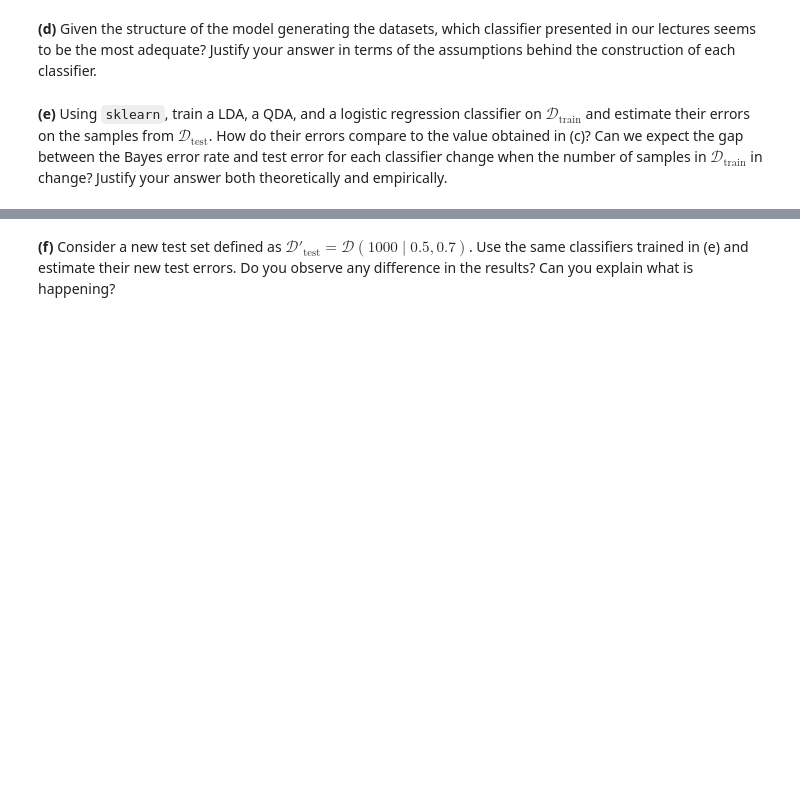
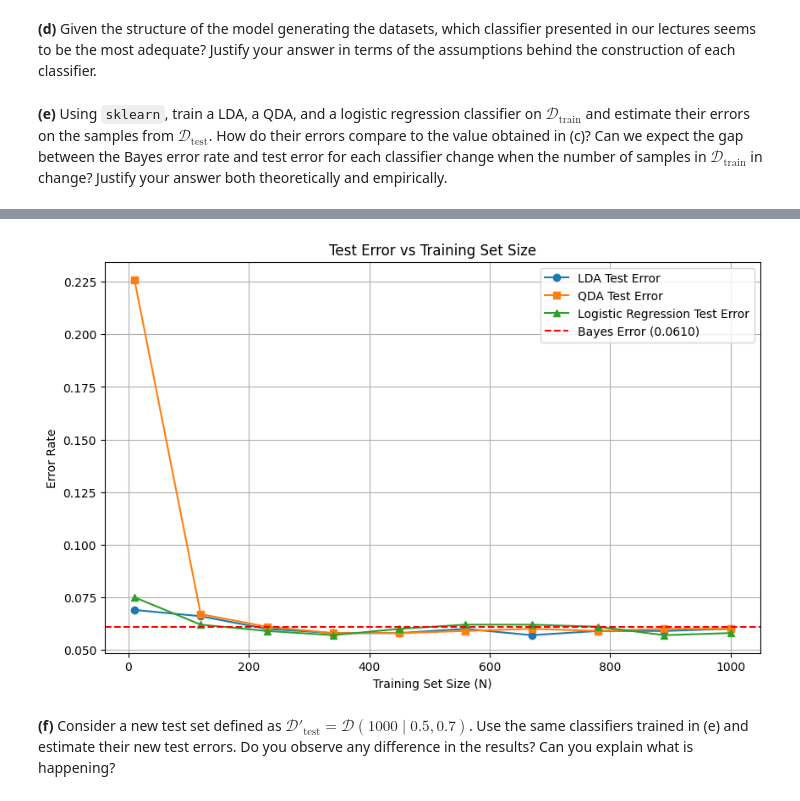
Before and after one commit to muneymo/isla2026-TP, a Jupyter notebook: TP3/TP3.ipynb, the cells around one changed output, grey strips where cells are left out. Saved outputs shown, nothing was run; the diff lists cells and outputs as text; code cells hidden in the pictures; blank space fills up the shorter version.

```diff
--- a/TP3/TP3.ipynb
+++ b/TP3/TP3.ipynb
@@ -194,3 +221,47 @@ plt.show()
+# %%
+#Number of samples in Dtrain
+N_values = np.linspace(10, 1000, 10, dtype=int)
+LDAerrors = []
+QDAerrors = []
+LRerrors = []
+
+#Bayes error
+bayes_model = BayesClassifier(epsilon=2, p=0.3)
+bayes_model.fit(X_test, y_test)
+bayes_error = 1 - bayes_model.score(X_test, y_test)
+
+for N in N_values:
+    X_train_N, y_train_N = generate_data(N, 2, 0.3)
+
+    #Train LDA
+    lda = LinearDiscriminantAnalysis()
+    lda.fit(X_train_N, y_train_N)
+    LDAerrors.append(1 - lda.score(X_test, y_test))
+
+    #Train QDA
+    qda = QuadraticDiscriminantAnalysis()
+    qda.fit(X_train_N, y_train_N)
+    QDAerrors.append(1 - qda.score(X_test, y_test))
+
+    #Train Logistic Regression
+    lr = LogisticRegression(max_iter=1000)
+    lr.fit(X_train_N, y_train_N)
+    LRerrors.append(1 - lr.score(X_test, y_test))
+
+#Plot
+plt.figure(figsize=(10, 6))
+plt.plot(N_values, LDAerrors, label='LDA Test Error', marker='o')
+plt.plot(N_values, QDAerrors, label='QDA Test Error', marker='s')
+plt.plot(N_values, LRerrors, label='Logistic Regression Test Error', marker='^')
+plt.axhline(y=bayes_error, color='r', linestyle='--', label=f'Bayes Error ({bayes_error:.4f})')
+plt.xlabel('Training Set Size (N)')
+plt.ylabel('Error Rate')
+plt.title('Test Error vs Training Set Size')
+plt.legend()
+plt.grid(True)
+plt.show()
+# %% [output]
+[figure, added]
 # %% [markdown]
 **(f)** Consider a new test set defined as $\mathcal{D}'_\text{test} = \mathcal{D}(1000 \mid 0.5, 0.7)$. Use the same classifiers trained in (e) and estimate their new test errors. Do you observe any difference in the results? Can you explain what is happening?
 # %% [markdown]
```
Also changed, not shown: parts of 3 cells of this notebook.
